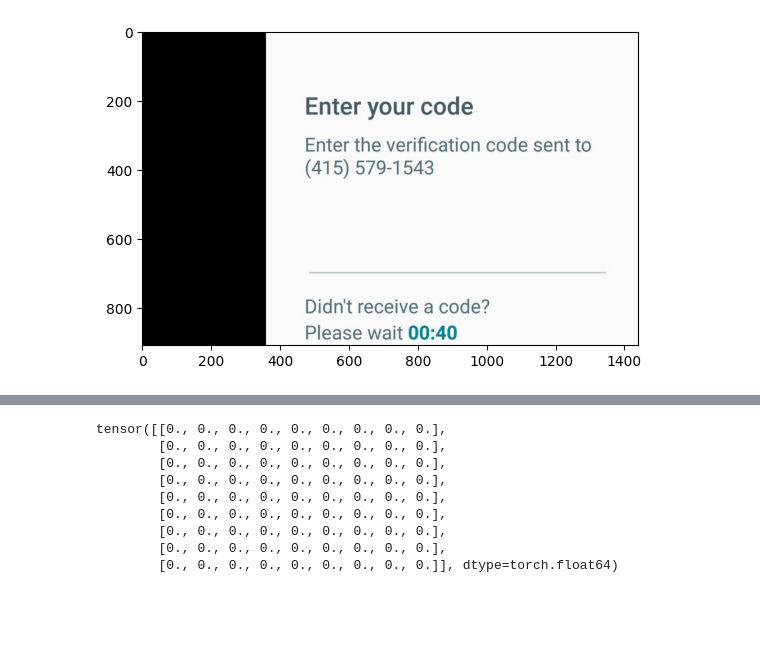
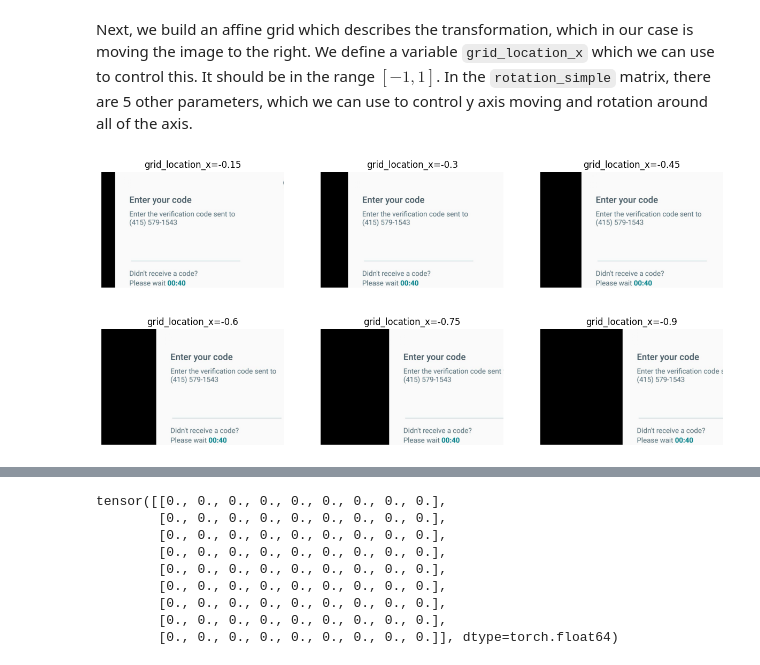
Before and after one commit to mowoe/bachelorthesis, a Jupyter notebook: testing_differentiable_translation.ipynb, the cells around one changed output, grey strips where cells are left out. Drawn from its saved outputs; the diff is of its cells as text; code cells hidden in the pictures; blank space fills up the shorter version.

```diff
--- a/testing_differentiable_translation.ipynb
+++ b/testing_differentiable_translation.ipynb
@@ -51,7 +67,3 @@ display(segment_0.resize((int(segment_0.size[0]/2), int(segment_0.size[1]/2))))
-# %%
-grid_location_x, grid_location_y = -0.5,0.0
-rotation_simple = np.array([[1,0, grid_location_x],
-                           [ 0,1, grid_location_y]])
 # %%
 transform = transforms.Compose([transforms.ToTensor()])
 tensor = transform(im)
@@ -58,12 +71,20 @@ tensor = transform(im)
+# %% [markdown]
+Next, we build an affine grid which describes the transformation, which in our case is moving the image to the right. We define a variable `grid_location_x` which we can use to control this. It should be in the range $[-1, 1]$.
+In the `rotation_simple` matrix, there are 5 other parameters, which we can use to control y axis moving and rotation around all of the axis.
 # %%
-dtype =  torch.FloatTensor
-rotation_simple_tensor = torch.as_tensor(rotation_simple)[None]
+fig = plt.figure(figsize=(15, 7))
+for n in range(6):
+    grid_location_x, grid_location_y = -0.15*(n+1),0.0
+    rotation_simple = np.array([[1,0, grid_location_x],
+                               [ 0,1, grid_location_y]])
+    rotation_simple_tensor = torch.as_tensor(rotation_simple)[None]
 
-grid = F.affine_grid(rotation_simple_tensor, transform(segment_0).unsqueeze(0).size(),align_corners=False).type(dtype)
+    grid = F.affine_grid(rotation_simple_tensor, transform(segment_0).unsqueeze(0).size(),align_corners=False).type(dtype)
 
-x = F.grid_sample(transform(segment_0).unsqueeze(0), grid)
-
-plt.imshow(x[0].permute(1, 2, 0))
-plt.show()
+    x = F.grid_sample(transform(segment_0).unsqueeze(0), grid)
+    fig.add_subplot(2, 3, n+1)
+    plt.imshow(x[0].permute(1, 2, 0))
+    plt.axis('off')
+    plt.title(f"grid_location_x={round(-0.15*(n+1),2)}")
 # %% [output]
-[figure, old version]
+[figure, new version]
```
Also changed, not shown: parts of 31 cells of this notebook.
